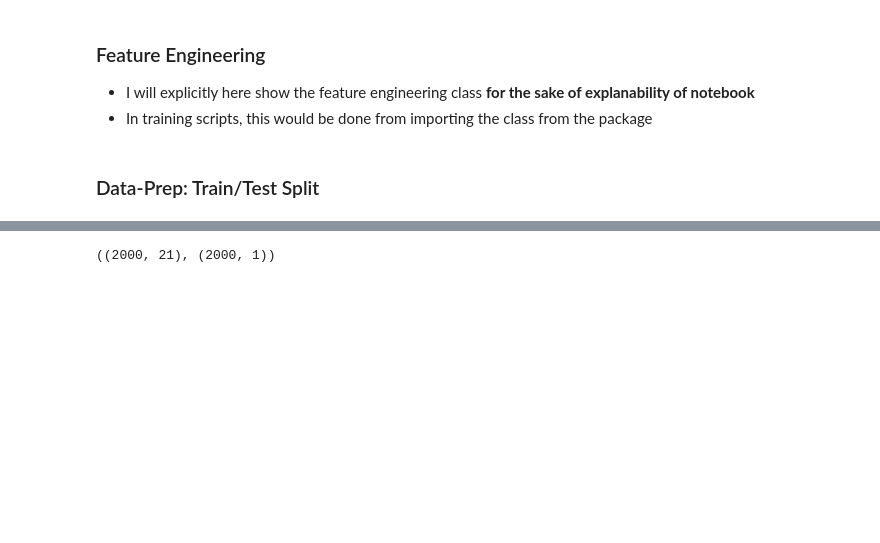
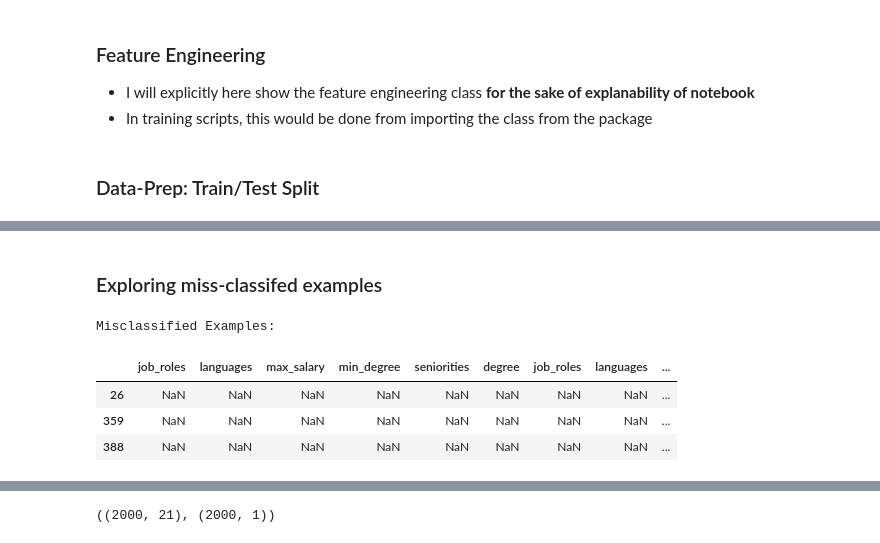
Before and after one commit to aleksabisercic/instaffo_matching, a Jupyter notebook: notebooks/03_feature_engineering_and_model_training.ipynb, the cells around one changed output, grey strips where cells are left out. Drawn from its saved outputs; the diff is of its cells as text; code cells hidden in the pictures; blank space fills up the shorter version.

```diff
--- a/notebooks/03_feature_engineering_and_model_training.ipynb
+++ b/notebooks/03_feature_engineering_and_model_training.ipynb
@@ -404,0 +401,28 @@ weighted avg       0.99      0.99      0.99       400
+# %% [markdown]
+### Exploring miss-classifed examples
+# %%
+import pandas as pd
+
+# Convert y_test to a pandas Series if it's not already
+y_test_series = pd.Series(y_test.to_numpy().flatten(), name='Actual')
+
+# Get misclassified indices
+misclassified_indices = y_test_series.index[y_test_series != y_pred]
+
+# Fetch misclassified examples from the original DataFrame
+df = pd.concat([job_df_test, talent_df_test, labels_df], axis=1)
+misclassified_examples = df.loc[misclassified_indices]
+
+# Add actual and predicted values to the misclassified examples
+misclassified_examples['Actual'] = y_test_series.loc[misclassified_indices].values
+misclassified_examples['Predicted'] = y_pred[misclassified_indices]
+
+# Display misclassified examples
+print("Misclassified Examples:")
+misclassified_examples
+# %% [output]
+Misclassified Examples:
+|  | job_roles | languages | max_salary | min_degree | seniorities | degree | job_roles | languages | ... |
+| 26 | NaN | NaN | NaN | NaN | NaN | NaN | NaN | NaN | ... |
+| 359 | NaN | NaN | NaN | NaN | NaN | NaN | NaN | NaN | ... |
+| 388 | NaN | NaN | NaN | NaN | NaN | NaN | NaN | NaN | ... |
```
Also changed, not shown: parts of 8 cells of this notebook.
